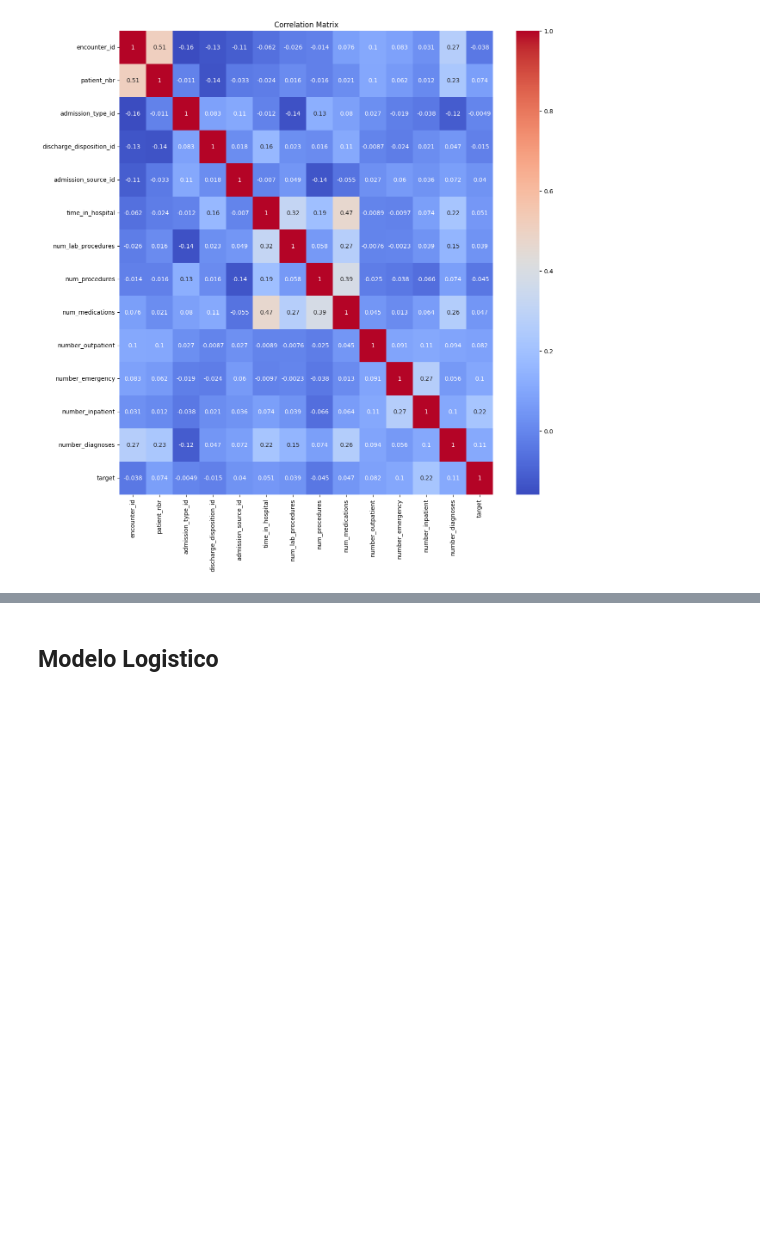
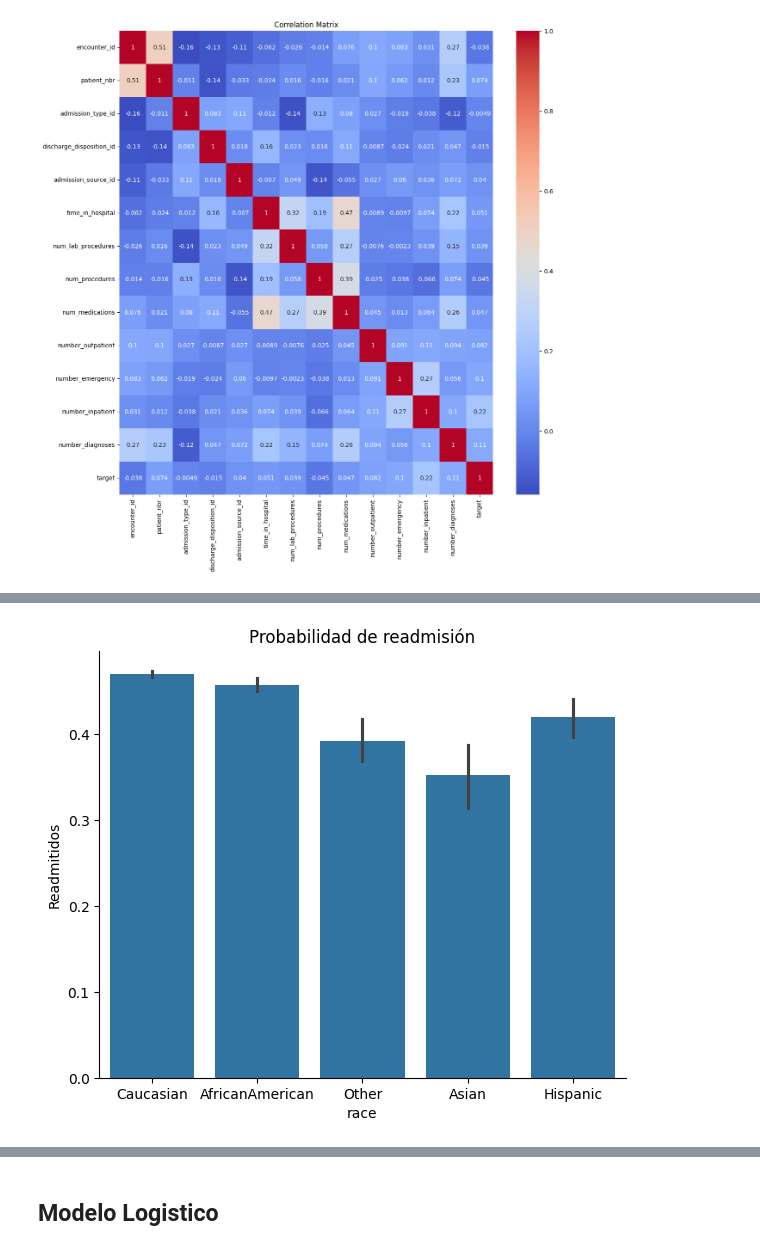
Before and after one commit to LasciaStare/MachineLearning, a Jupyter notebook: EDA.ipynb, the cells around one changed output, grey strips where cells are left out. Saved outputs shown, nothing was run; the diff lists cells and outputs as text; code cells hidden in the pictures; blank space fills up the shorter version.

```diff
--- a/EDA.ipynb
+++ b/EDA.ipynb
@@ -323,0 +354,8 @@ plt.show()
+# %%
+sns.catplot(x = "race", y = "target",
+            data = df, kind = "bar", height= 5, aspect = 1.2)
+plt.title("Probabilidad de readmisión")
+plt.ylabel("Readmitidos")
+plt.show()
+# %% [output]
+[figure, added]
```
Also changed, not shown: parts of 28 cells of this notebook.
